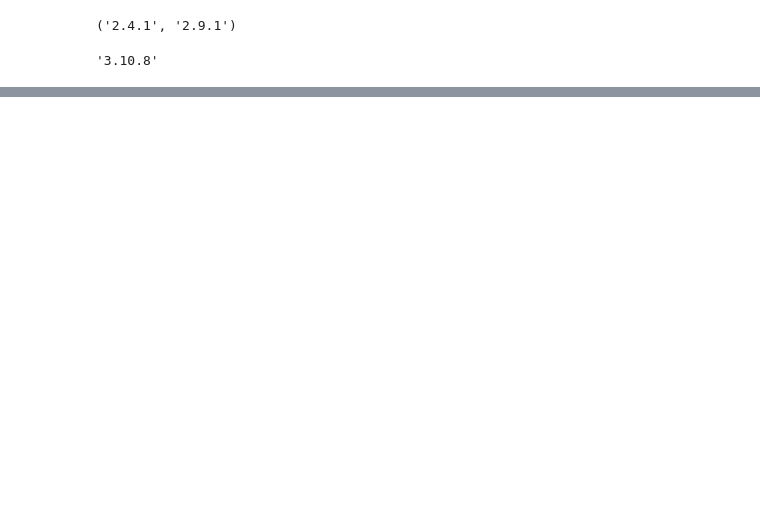
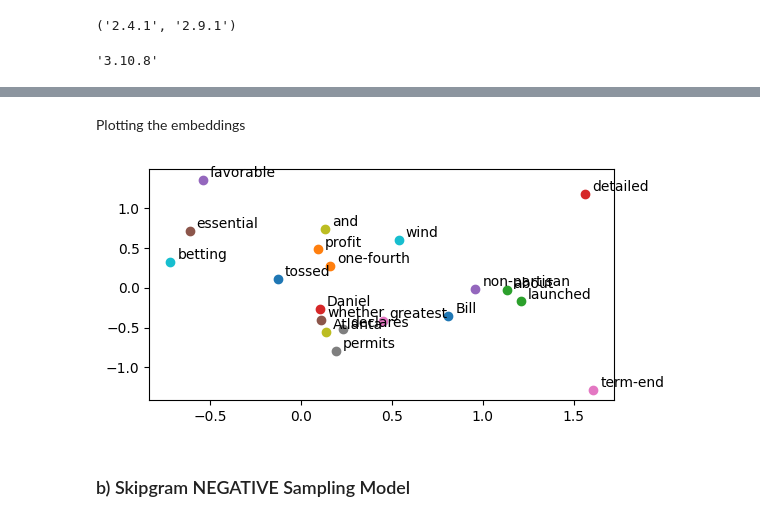
Before and after one commit to sushmi/nlp, a Jupyter notebook: A1/code/a1.ipynb, the cells around one changed output, grey strips where cells are left out. Cells and saved outputs as stored; diff of their text form; code cells hidden in the pictures; blank space fills up the shorter version.

```diff
--- a/A1/code/a1.ipynb
+++ b/A1/code/a1.ipynb
@@ -91,0 +360,9 @@ data_folder.mkdir(parents=True, exist_ok=True)
+# %%
+def epoch_time(start_time, end_time):
+    elapsed_time = end_time - start_time
+    elapsed_mins = int(elapsed_time / 60)
+    elapsed_secs = int(elapsed_time - (elapsed_mins * 60))
+    return elapsed_mins, elapsed_secs
+# %%
+print(f"Model: Skipgram, voc_size: {voc_size}, embed_size: {embed_size}")
+skipgram_model = Skipgram(voc_size, embed_size)
@@ -91,0 +416,7 @@ data_folder.mkdir(parents=True, exist_ok=True)
+# %%
+# Define single optimizer for all models
+# learning rate 0.001 cause loss flutuate over 9 to 12. To stabilize, we reduce to 0.0001 => 0.00001
+LEARNING_RATE_SG = 0.00001
+optimizer = optim.Adam(skipgram_model.parameters(), lr=LEARNING_RATE_SG)
+
+train_model(skipgram_model, optimizer)
@@ -91,0 +434,23 @@ data_folder.mkdir(parents=True, exist_ok=True)
+# %% [markdown]
+Plotting the embeddings
+# %%
+#let's write a function to get embedding given a word
+def get_embed(word, custom_model):
+    id_tensor = torch.LongTensor([word2index[word]])
+    v_embed = custom_model.embedding_v(id_tensor)
+    u_embed = custom_model.embedding_u(id_tensor)
+    word_embed = (v_embed + u_embed) / 2
+    x, y = word_embed[0][0].item(), word_embed[0][1].item()
+
+    return x, y
+# %%
+plt.figure(figsize=(6,3))
+for i, word in enumerate(vocab[:20]): #loop each unique vocab
+    x, y = get_embed(word, skipgram_model)
+    plt.scatter(x, y)
+    plt.annotate(word, xy=(x, y), xytext=(5, 2), textcoords='offset points')
+plt.show()
+# %% [output]
+[figure, added]
+# %% [markdown]
+### b) Skipgram NEGATIVE Sampling Model
```
Also changed, not shown: parts of 94 cells of this notebook, 3 other files.
